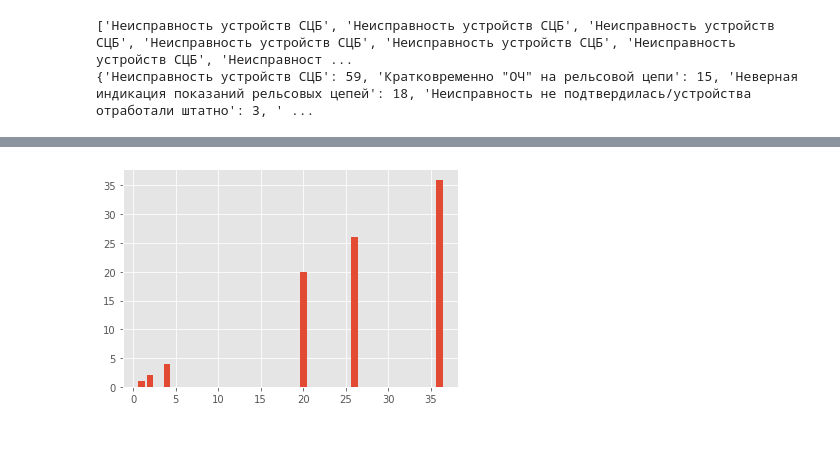
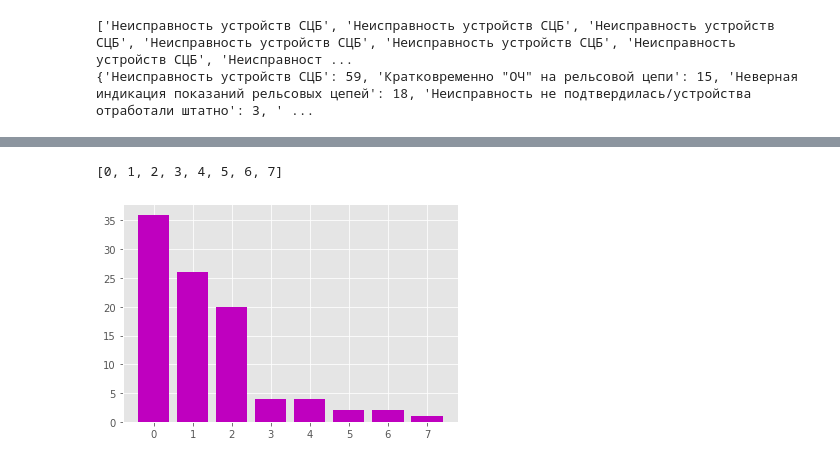
Before and after one commit to FrolovskiyKirill/Charts, a Jupyter notebook: Test_Charts.ipynb, the cells around one changed output, grey strips where cells are left out. Saved outputs shown, nothing was run; the diff lists cells and outputs as text; code cells hidden in the pictures.

```diff
--- a/Test_Charts.ipynb
+++ b/Test_Charts.ipynb
@@ -66,5 +72,10 @@ print(bar_dict)
-# %%
-plt.bar(bar_dict.values(), bar_dict.values())
-plt.show()
-# %% [output]
-[figure, removed]
+# %%
+x = [i for i in range(0, len(bar_dict.keys()))]
+print(x)
+
+
+plt.bar(x, bar_dict.values(), color='m')
+plt.show()
+# %% [output]
+[0, 1, 2, 3, 4, 5, 6, 7]
+[figure, added]
```
Also changed, not shown: parts of 2 cells of this notebook.
